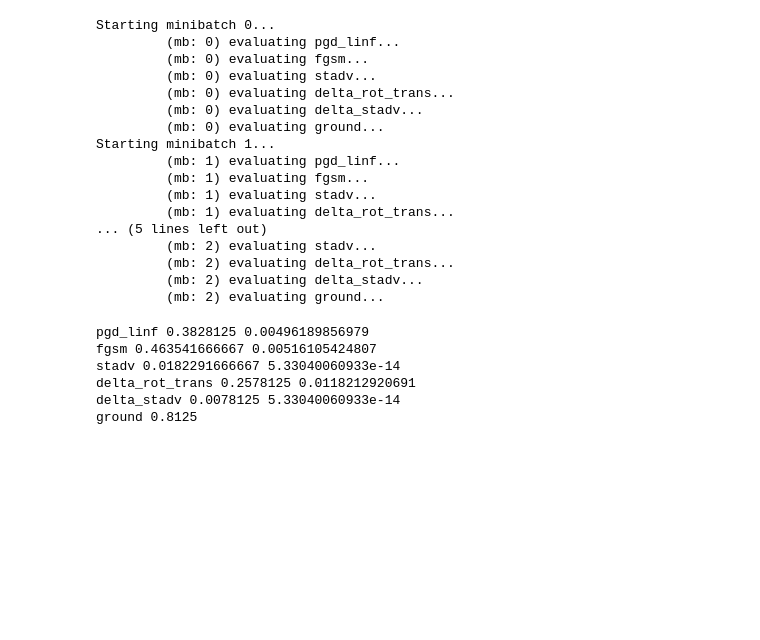
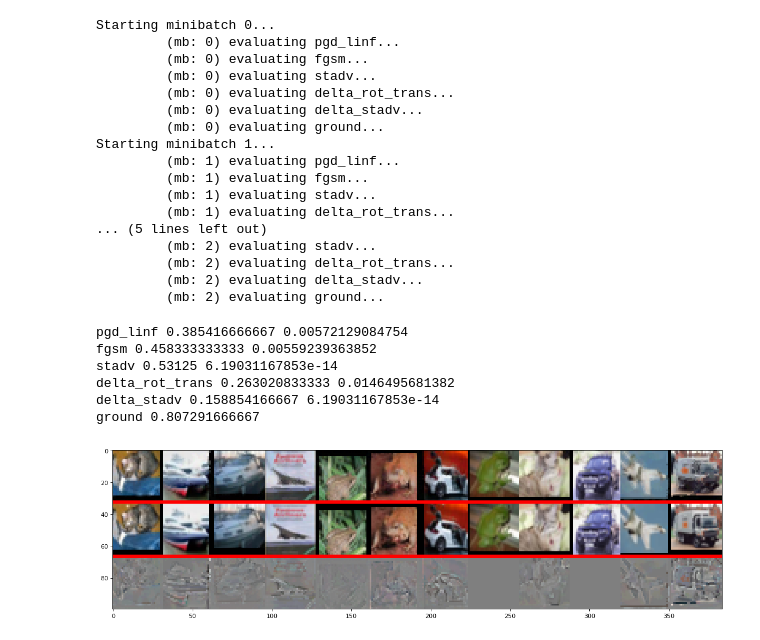
Before and after one commit to revbucket/mister_ed, a Jupyter notebook: notebooks/master_resnet32_evaluator_unsupFINAL.ipynb, the cells around one changed output. Saved outputs shown, nothing was run; the diff lists cells and outputs as text; code cells hidden in the pictures; blank space fills up the shorter version.

```diff
--- a/notebooks/master_resnet32_evaluator_unsupFINAL.ipynb
+++ b/notebooks/master_resnet32_evaluator_unsupFINAL.ipynb
@@ -61,6 +61,7 @@ Files already downloaded and verified
 reload(adveval)
 # Build various attacks to test
 L_INF_BOUND = 8.0/255.0
+FLOW_LINF = 0.01
 PGD_ITER = 50
 
 
@@ -80,6 +81,8 @@ def build_delta_fgsm_eval():
     attack_kwargs ={'verbose': False}
     params = advtrain.AdversarialAttackParameters(fgsm_attack, 1.0,
                                        attack_specific_params={'attack_kwargs': attack_kwargs})
+    to_eval= {'top1': 'top1',
+              'lpips': 'avg_successful_lpips'}
     eval_result = adveval.EvaluationResult(params, classifier_net, cifar_normer,
                                            to_eval=to_eval, use_gpu=USE_GPU)
     return eval_result
@@ -127,7 +130,7 @@ def build_stadv_pgd_eval():
     # STAdv style attack
     flow_threat = ap.ThreatModel(ap.ParameterizedXformAdv,
                                  ap.PerturbationParameters(lp_style='inf',
-                                                           lp_bound=2,
+                                                           lp_bound=FLOW_LINF,
                                                            xform_class=st.FullSpatial,
                                                            use_gpu=USE_GPU))
     adv_loss = lf.CWLossF6(classifier_net, cifar_normer)
@@ -216,7 +219,7 @@ def build_delta_stadv_pgd_eval():
                                                             use_gpu=USE_GPU))
     flow_threat = ap.ThreatModel(ap.ParameterizedXformAdv,
                                  ap.PerturbationParameters(lp_style='inf',
-                                                           lp_bound=0.1,
+                                                           lp_bound=FLOW_LINF,
                                                            xform_class=st.FullSpatial,
                                                            use_gpu=USE_GPU))
     sequence_threat = ap.ThreatModel(ap.SequentialPerturbation,
@@ -298,9 +301,13 @@ for k, v in eval_output.items():
     else:
         print k, v.results['top1'].avg
 # %% [output]
-pgd_linf 0.3828125 0.00496189856979
-fgsm 0.463541666667 0.00516105424807
-stadv 0.0182291666667 5.33040060933e-14
-delta_rot_trans 0.2578125 0.0118212920691
-delta_stadv 0.0078125 5.33040060933e-14
-ground 0.8125
+pgd_linf 0.385416666667 0.00572129084754
+fgsm 0.458333333333 0.00559239363852
+stadv 0.53125 6.19031167853e-14
+delta_rot_trans 0.263020833333 0.0146495681382
+delta_stadv 0.158854166667 6.19031167853e-14
+ground 0.807291666667
+# %%
+verify_eval(delta_stadv, num=12)
+# %% [output]
+[figure, added]
```
Also changed, not shown: 1 other file.
